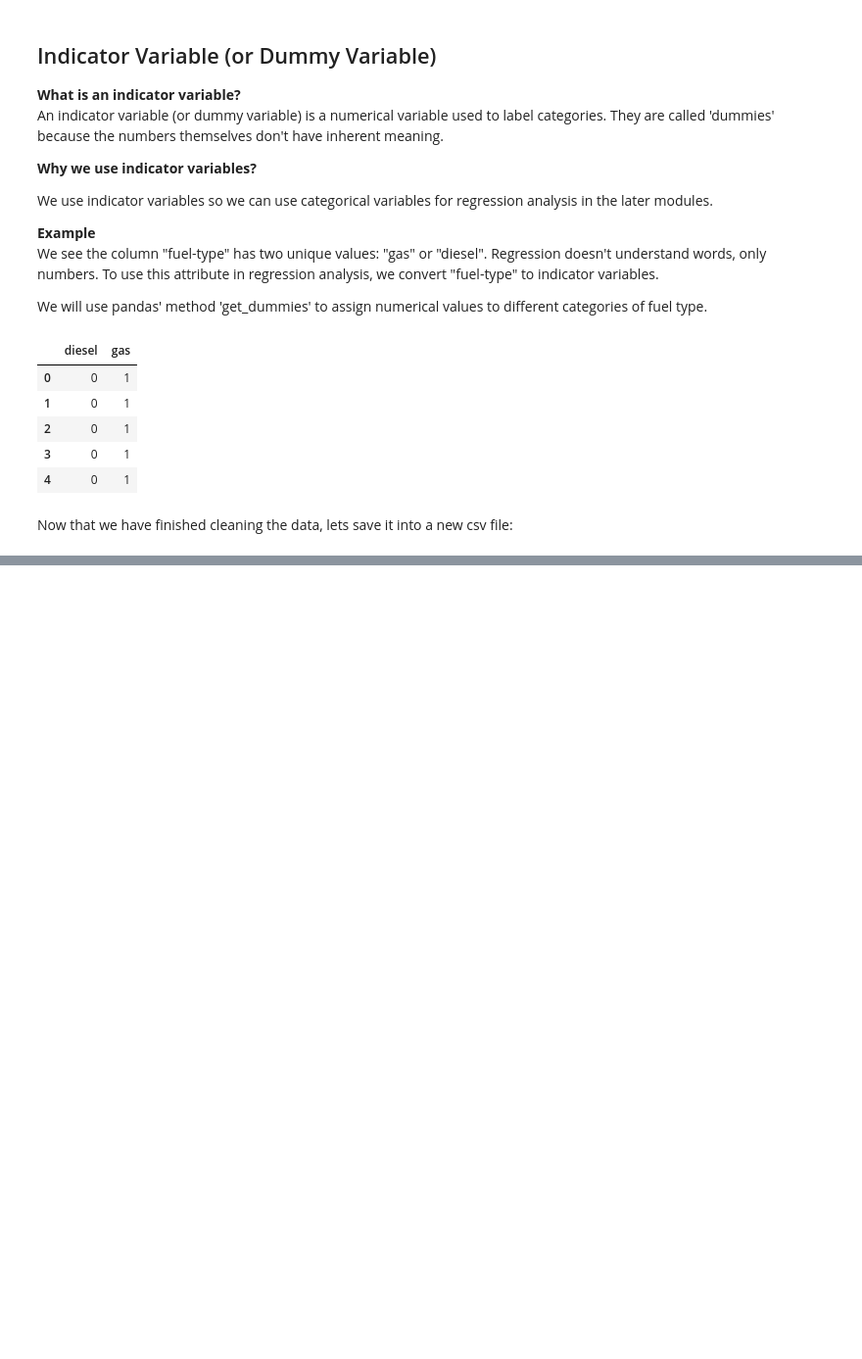
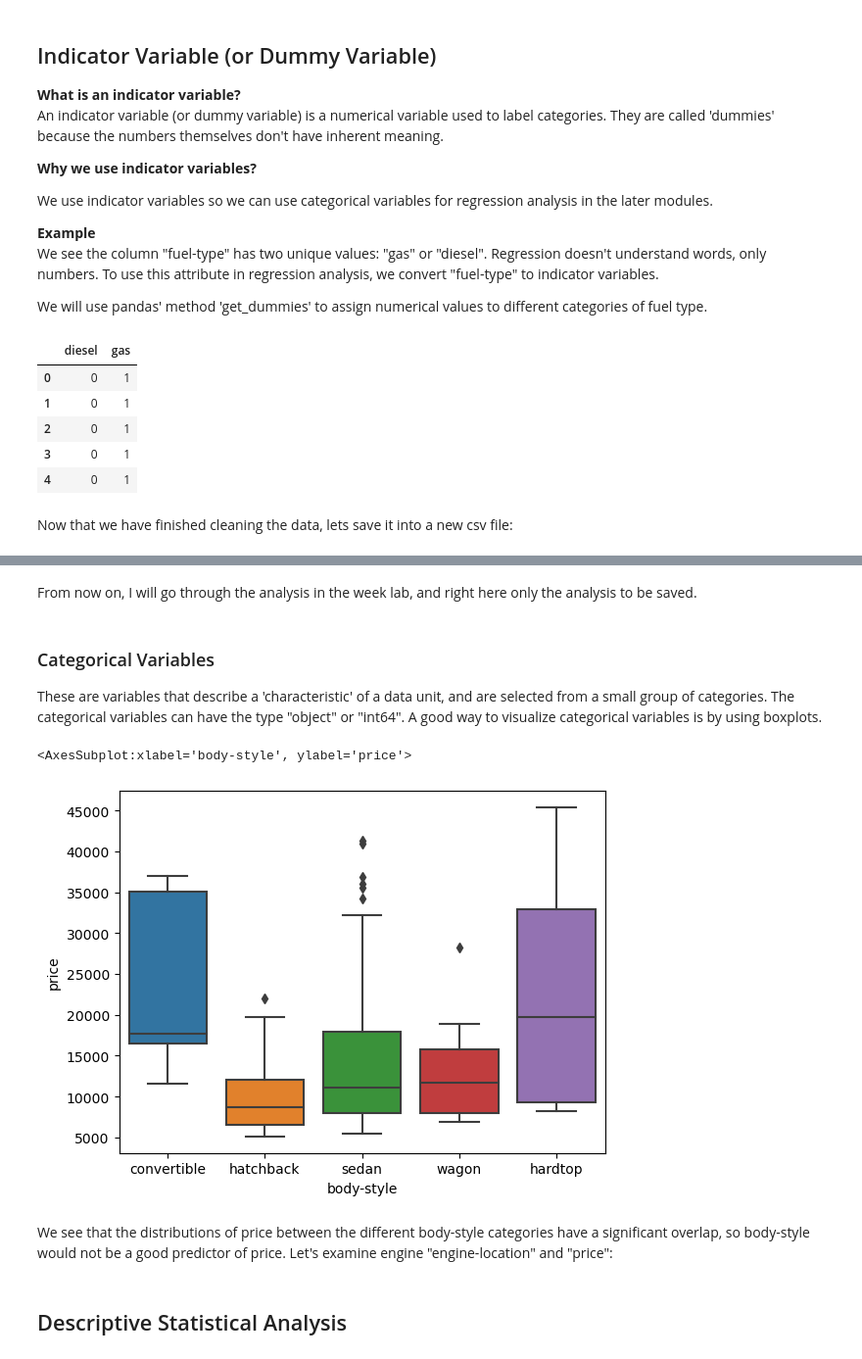
Before and after one commit to HashemRawashdeh/Study, a Jupyter notebook: Data Science/Online Cources/Data Science Professional Certificate/Automobile.ipynb, the cells around one changed output, grey strips where cells are left out. Shown at 98% size. Cells and saved outputs as stored; diff of their text form; code cells hidden in the pictures; blank space fills up the shorter version.

Commit message:
Half of the fourth week in the DSPC
I finished catching up with the ML specialization

```diff
--- a/Data Science/Online Cources/Data Science Professional Certificate/Automobile.ipynb
+++ b/Data Science/Online Cources/Data Science Professional Certificate/Automobile.ipynb
@@ -363,0 +422,15 @@ df.to_csv('clean.csv')
+# %% [markdown]
+From now on, I will go through the analysis in the week lab, and right here only the analysis to be saved.
+# %% [markdown]
+<h3>Categorical Variables</h3>
+
+<p>These are variables that describe a 'characteristic' of a data unit, and are selected from a small group of categories. The categorical variables can have the type "object" or "int64". A good way to visualize categorical variables is by using boxplots.</p>
+# %%
+sns.boxplot(x='body-style', y='price', data=df)
+# %% [output]
+<AxesSubplot:xlabel='body-style', ylabel='price'>
+[figure, added]
+# %% [markdown]
+<p>We see that the distributions of price between the different body-style categories have a significant overlap, so body-style would not be a good predictor of price. Let's examine engine "engine-location" and "price":</p>
+# %% [markdown]
+<h2 id="discriptive_statistics">Descriptive Statistical Analysis</h2>
```
Also changed, not shown: parts of 76 cells of this notebook, 2 other files.
